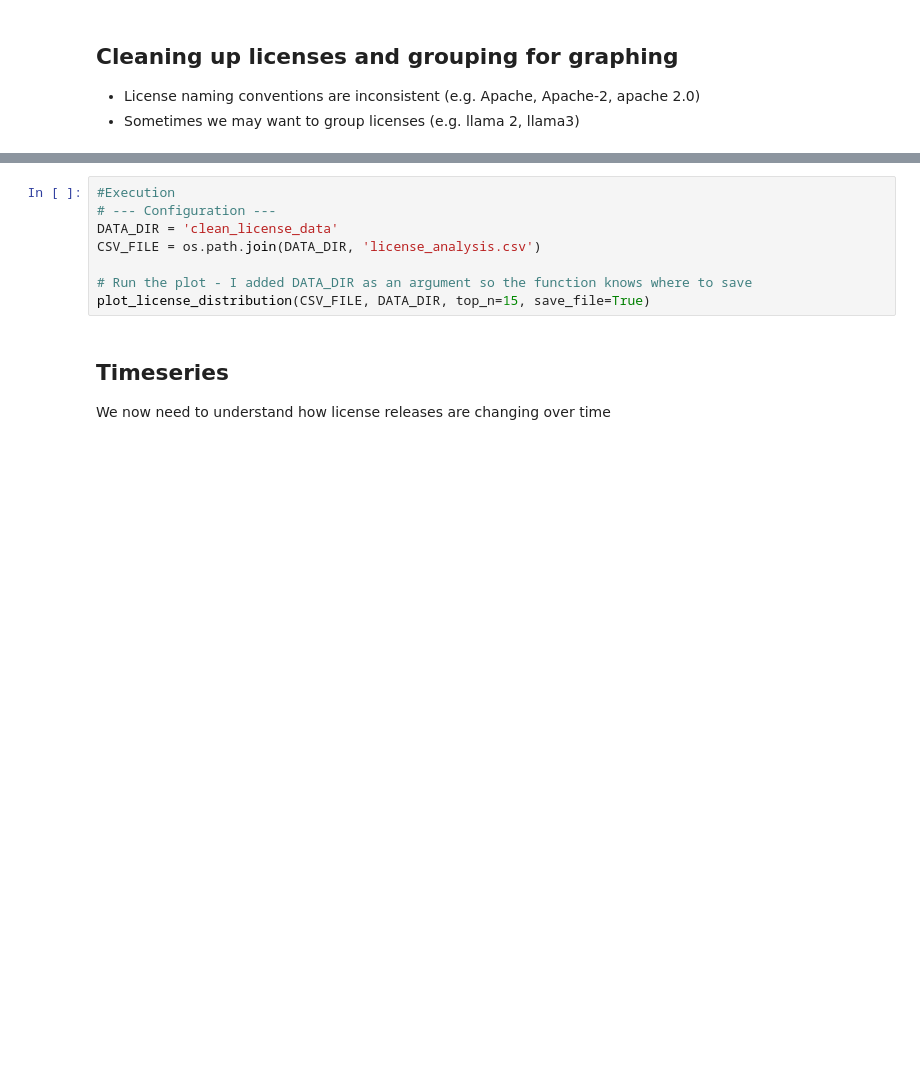
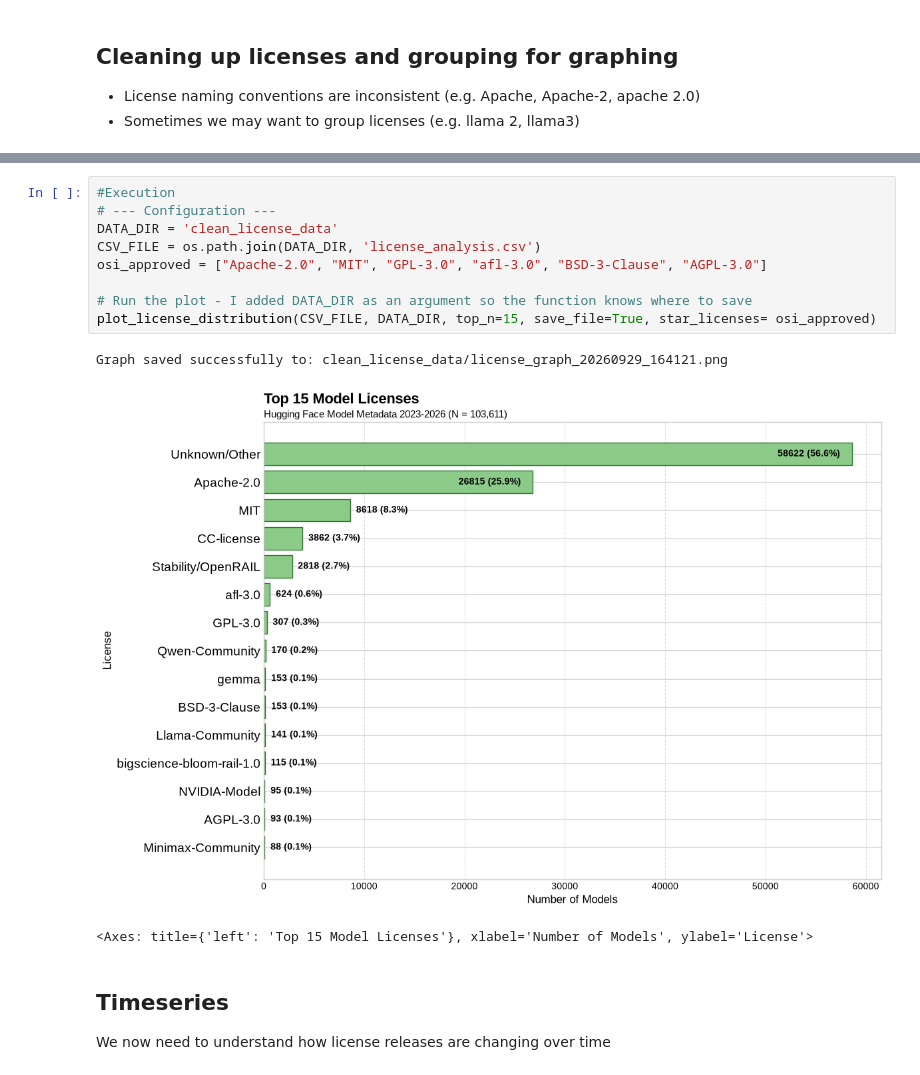
Before and after one commit to gabtos/hf-model-data-analysis, a Jupyter notebook: graphing_licenses.ipynb, the cells around one changed output, grey strips where cells are left out. Cells and saved outputs as stored; diff of their text form; blank space fills up the shorter version.

Commit message:
Updated license graphs

```diff
--- a/graphing_licenses.ipynb
+++ b/graphing_licenses.ipynb
@@ -208,11 +345,16 @@ def plot_license_distribution(csv_file, data_dir, top_n=15, save_file=True):
 # %%
 #Execution
 # --- Configuration ---
 DATA_DIR = 'clean_license_data'
 CSV_FILE = os.path.join(DATA_DIR, 'license_analysis.csv')
+osi_approved = ["Apache-2.0", "MIT", "GPL-3.0", "afl-3.0", "BSD-3-Clause", "AGPL-3.0"]
 
 # Run the plot - I added DATA_DIR as an argument so the function knows where to save
-plot_license_distribution(CSV_FILE, DATA_DIR, top_n=15, save_file=True)
+plot_license_distribution(CSV_FILE, DATA_DIR, top_n=15, save_file=True, star_licenses= osi_approved)
+# %% [output]
+Graph saved successfully to: clean_license_data/license_graph_20260929_164121.png
+[figure, added]
+<Axes: title={'left': 'Top 15 Model Licenses'}, xlabel='Number of Models', ylabel='License'>
 # %% [markdown]
 ## Timeseries
 We now need to understand how license releases are changing over time
```
Also changed, not shown: parts of 12 cells of this notebook, 20 other files.
